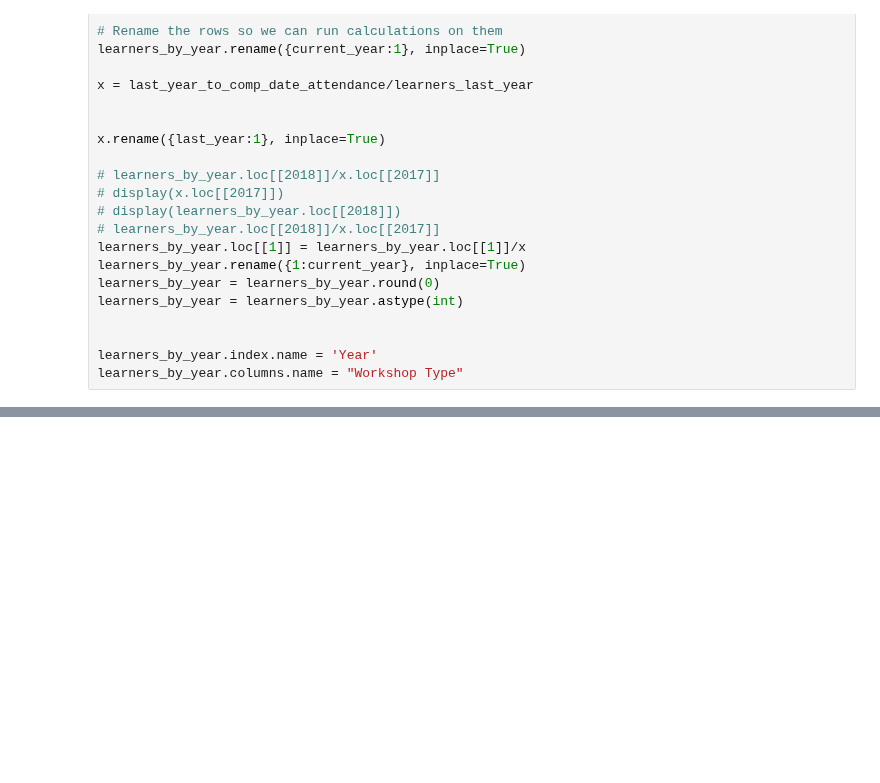
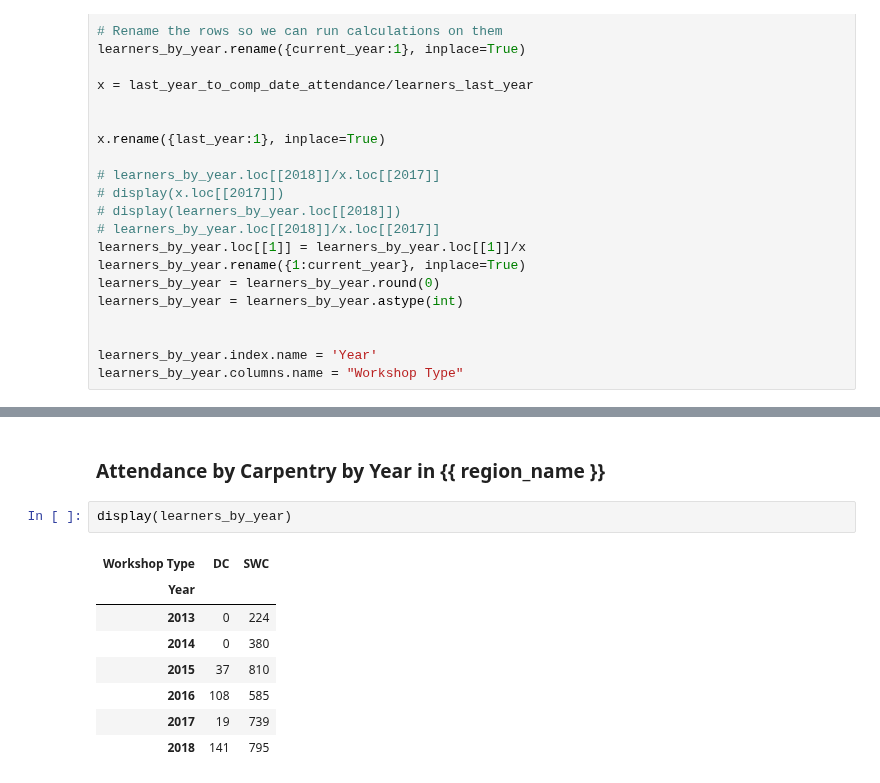
Before and after one commit to carpentries/assessment, a Jupyter notebook: programmatic-assessment/workshops/jupyter_notebooks/country_specific/country_specific.ipynb, the cells around one changed output, grey strips where cells are left out. Cells and saved outputs as stored; diff of their text form; blank space fills up the shorter version.

```diff
--- a/programmatic-assessment/workshops/jupyter_notebooks/country_specific/country_specific.ipynb
+++ b/programmatic-assessment/workshops/jupyter_notebooks/country_specific/country_specific.ipynb
@@ -558,0 +568,13 @@ workshops
+# %% [markdown]
+### Attendance by Carpentry by Year in {{ region_name }}
+# %%
+display(learners_by_year)
+# %% [output]
+| Workshop Type | DC | SWC |
+| Year |  |  |
+| 2013 | 0 | 224 |
+| 2014 | 0 | 380 |
+| 2015 | 37 | 810 |
+| 2016 | 108 | 585 |
+| 2017 | 19 | 739 |
+| 2018 | 141 | 795 |
```
Also changed, not shown: parts of 18 cells of this notebook.
